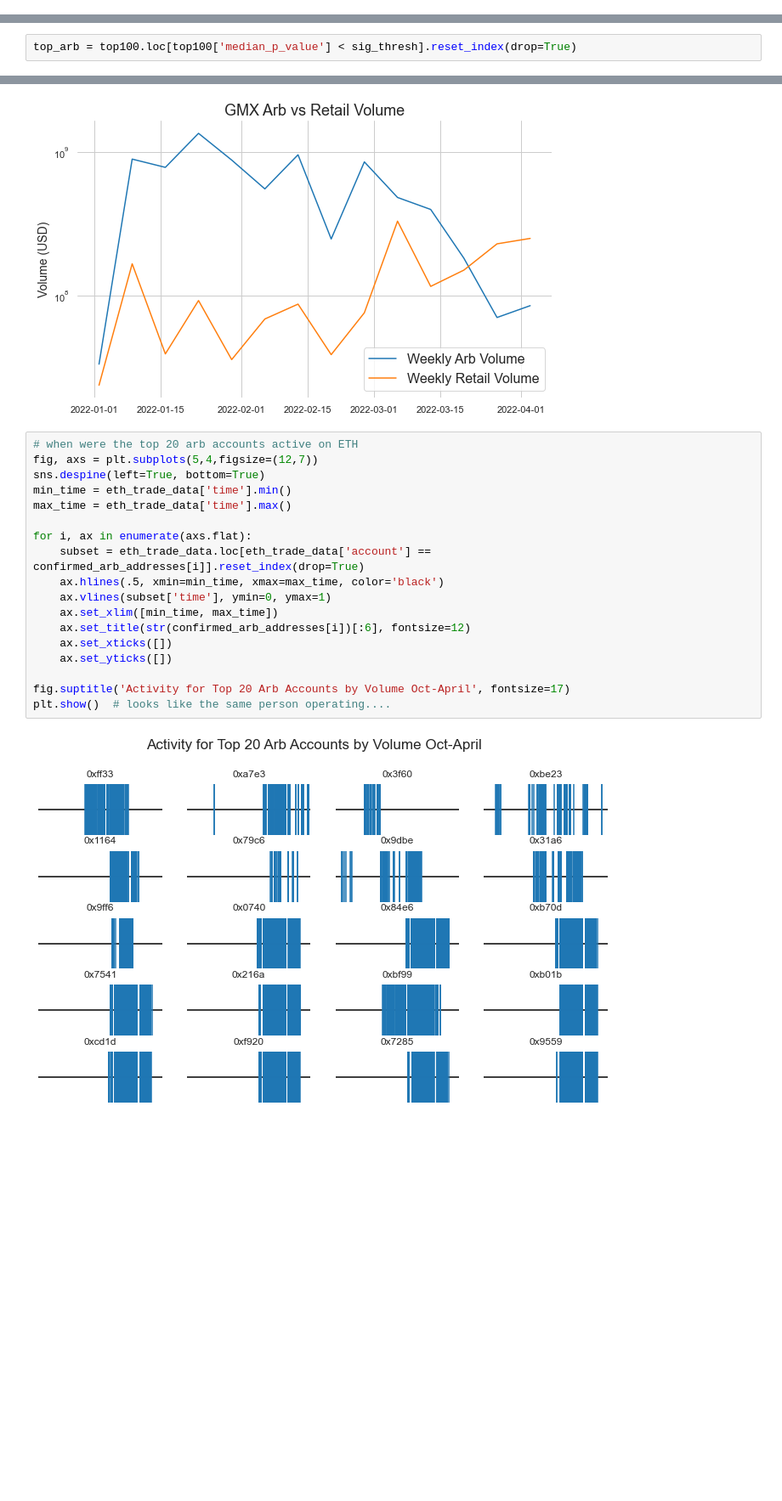
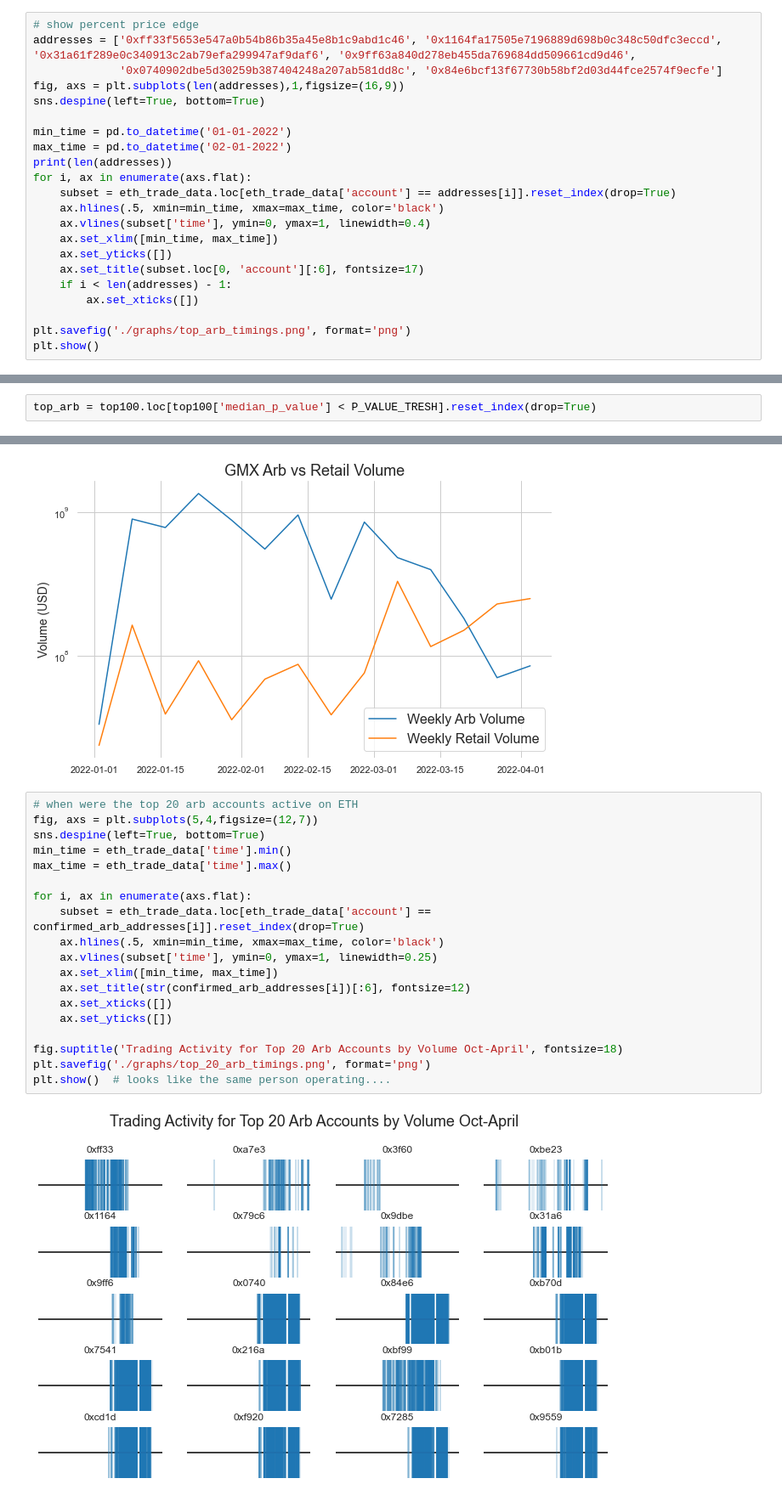
Before and after one commit to RageTrade/gmx-analysis, a Jupyter notebook: gmx_analysis.ipynb, the cells around one changed output, grey strips where cells are left out. Shown at 85% size. Drawn from its saved outputs; the diff is of its cells as text; blank space fills up the shorter version.

```diff
--- a/gmx_analysis.ipynb
+++ b/gmx_analysis.ipynb
@@ -248,0 +269,22 @@ Users that have an outsized difference between the price edge of their increasin
+# %%
+# show percent price edge
+addresses = ['0xff33f5653e547a0b54b86b35a45e8b1c9abd1c46', '0x1164fa17505e7196889d698b0c348c50dfc3eccd', '0x31a61f289e0c340913c2ab79efa299947af9daf6', '0x9ff63a840d278eb455da769684dd509661cd9d46',
+             '0x0740902dbe5d30259b387404248a207ab581dd8c', '0x84e6bcf13f67730b58bf2d03d44fce2574f9ecfe']
+fig, axs = plt.subplots(len(addresses),1,figsize=(16,9))
+sns.despine(left=True, bottom=True)
+
+min_time = pd.to_datetime('01-01-2022')
+max_time = pd.to_datetime('02-01-2022')
+print(len(addresses))
+for i, ax in enumerate(axs.flat):
+    subset = eth_trade_data.loc[eth_trade_data['account'] == addresses[i]].reset_index(drop=True)
+    ax.hlines(.5, xmin=min_time, xmax=max_time, color='black')
+    ax.vlines(subset['time'], ymin=0, ymax=1, linewidth=0.4)
+    ax.set_xlim([min_time, max_time])
+    ax.set_yticks([])
+    ax.set_title(subset.loc[0, 'account'][:6], fontsize=17)
+    if i < len(addresses) - 1:
+        ax.set_xticks([])
+
+plt.savefig('./graphs/top_arb_timings.png', format='png')
+plt.show()
@@ -283,7 +328,7 @@ top100['median_info'] = top100['account'].apply(get_true_and_sampled_medians)  #
 # %%
 top100['median_p_value'] = top100['median_info'].apply(lambda x: np.sum(x[2] < x[0]) / len(x[2]))
 # %%
-top_arb = top100.loc[top100['median_p_value'] < sig_thresh].reset_index(drop=True)
+top_arb = top100.loc[top100['median_p_value'] < P_VALUE_TRESH].reset_index(drop=True)
 # %%
 top_arb.loc[top_arb['return_p_value'] > P_VALUE_TRESH].shape[0]
 # %% [output]
@@ -529,20 +569,21 @@ plt.show()
 # %%
 # when were the top 20 arb accounts active on ETH
 fig, axs = plt.subplots(5,4,figsize=(12,7))
 sns.despine(left=True, bottom=True)
 min_time = eth_trade_data['time'].min()
 max_time = eth_trade_data['time'].max()
 
 for i, ax in enumerate(axs.flat):
     subset = eth_trade_data.loc[eth_trade_data['account'] == confirmed_arb_addresses[i]].reset_index(drop=True)
     ax.hlines(.5, xmin=min_time, xmax=max_time, color='black')
-    ax.vlines(subset['time'], ymin=0, ymax=1)
+    ax.vlines(subset['time'], ymin=0, ymax=1, linewidth=0.25)
     ax.set_xlim([min_time, max_time])
     ax.set_title(str(confirmed_arb_addresses[i])[:6], fontsize=12)
     ax.set_xticks([])
     ax.set_yticks([])
 
-fig.suptitle('Activity for Top 20 Arb Accounts by Volume Oct-April', fontsize=17)
+fig.suptitle('Trading Activity for Top 20 Arb Accounts by Volume Oct-April', fontsize=18)
+plt.savefig('./graphs/top_20_arb_timings.png', format='png')
 plt.show()  # looks like the same person operating....
 # %% [output]
-[figure, old version]
+[figure, new version]
```
Also changed, not shown: parts of 26 cells of this notebook, 11 other files.
